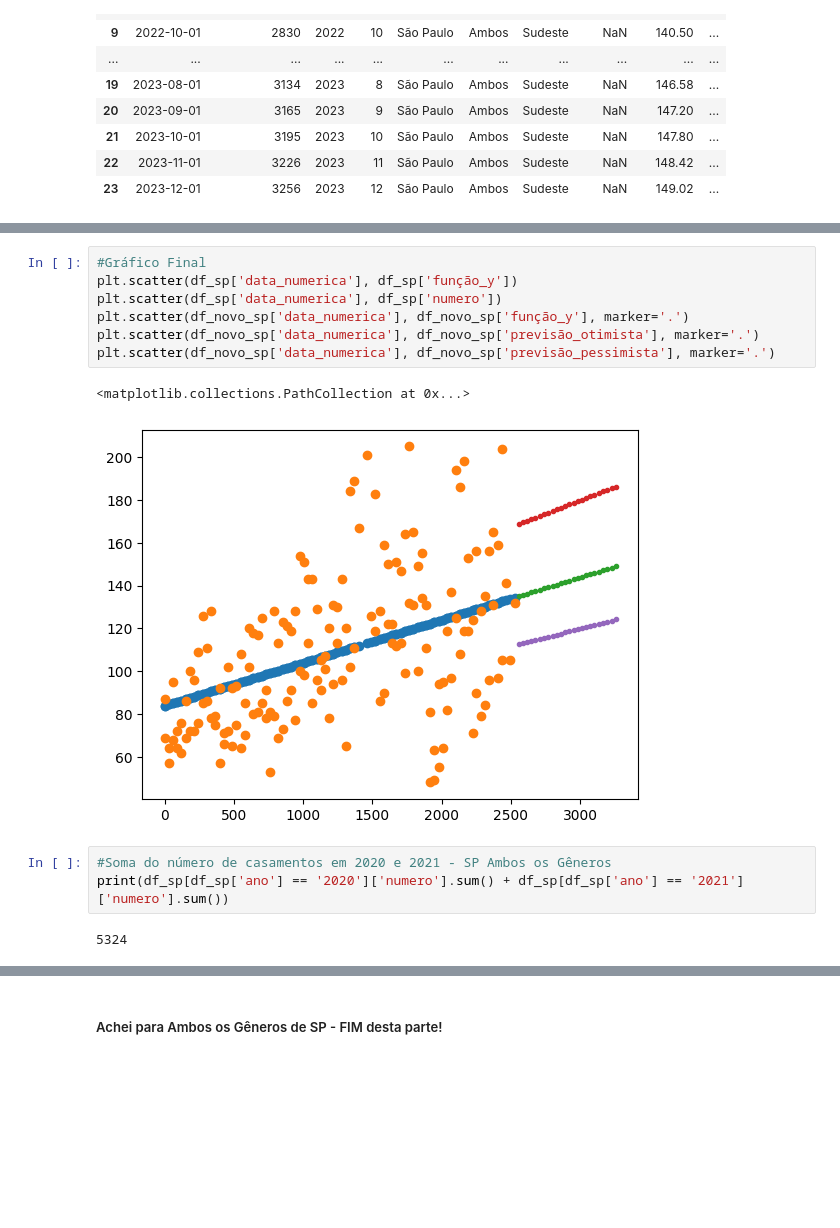
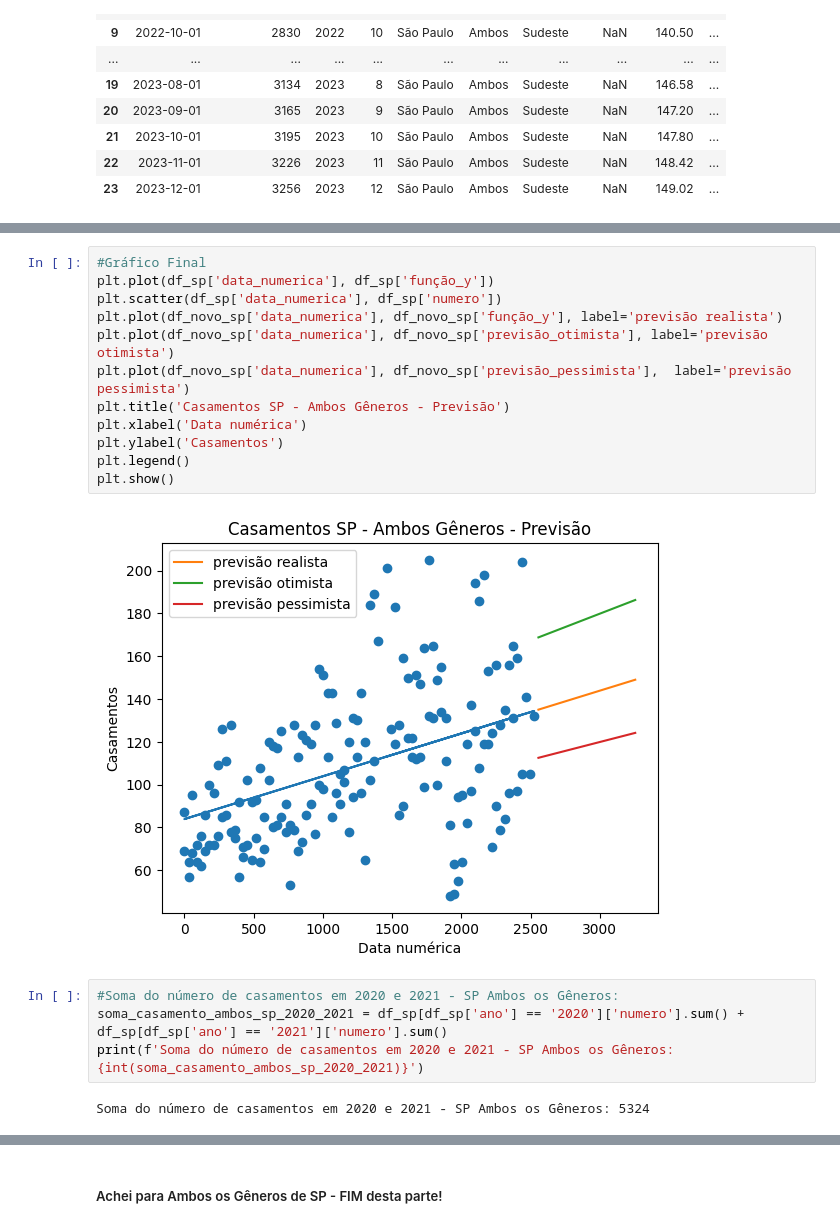
Before and after one commit to gustavo-rocha-barbosa/case-data-science-media-monks-2024, a Jupyter notebook: 2) Case Análise de Dados/main.ipynb, the cells around one changed output, grey strips where cells are left out. Saved outputs shown, nothing was run; the diff lists cells and outputs as text; blank space fills up the shorter version.

```diff
--- a/2) Case Análise de Dados/main.ipynb
+++ b/2) Case Análise de Dados/main.ipynb
@@ -925,17 +922,22 @@ See the caveats in the documentation: https://pandas.pydata.org/pandas-docs/stab
 160 rows × 9 columns
 # %%
 #Gráfico Final
-plt.scatter(df_sp['data_numerica'], df_sp['função_y'])
+plt.plot(df_sp['data_numerica'], df_sp['função_y'])
 plt.scatter(df_sp['data_numerica'], df_sp['numero'])
-plt.scatter(df_novo_sp['data_numerica'], df_novo_sp['função_y'], marker='.')
-plt.scatter(df_novo_sp['data_numerica'], df_novo_sp['previsão_otimista'], marker='.')
-plt.scatter(df_novo_sp['data_numerica'], df_novo_sp['previsão_pessimista'], marker='.')
+plt.plot(df_novo_sp['data_numerica'], df_novo_sp['função_y'], label='previsão realista')
+plt.plot(df_novo_sp['data_numerica'], df_novo_sp['previsão_otimista'], label='previsão otimista')
+plt.plot(df_novo_sp['data_numerica'], df_novo_sp['previsão_pessimista'],  label='previsão pessimista')
+plt.title('Casamentos SP - Ambos Gêneros - Previsão')
+plt.xlabel('Data numérica')
+plt.ylabel('Casamentos')
+plt.legend()
+plt.show()
 # %% [output]
-<matplotlib.collections.PathCollection at 0x...>
-[figure, old version]
+[figure, new version]
 # %%
-#Soma do número de casamentos em 2020 e 2021 - SP Ambos os Gêneros
-print(df_sp[df_sp['ano'] == '2020']['numero'].sum() + df_sp[df_sp['ano'] == '2021']['numero'].sum())
+#Soma do número de casamentos em 2020 e 2021 - SP Ambos os Gêneros:
+soma_casamento_ambos_sp_2020_2021 = df_sp[df_sp['ano'] == '2020']['numero'].sum() + df_sp[df_sp['ano'] == '2021']['numero'].sum()
+print(f'Soma do número de casamentos em 2020 e 2021 - SP Ambos os Gêneros: {int(soma_casamento_ambos_sp_2020_2021)}')
 # %% [output]
-5324
+Soma do número de casamentos em 2020 e 2021 - SP Ambos os Gêneros: 5324
 # %%
```
Also changed, not shown: parts of 51 cells of this notebook, 6 other files.
